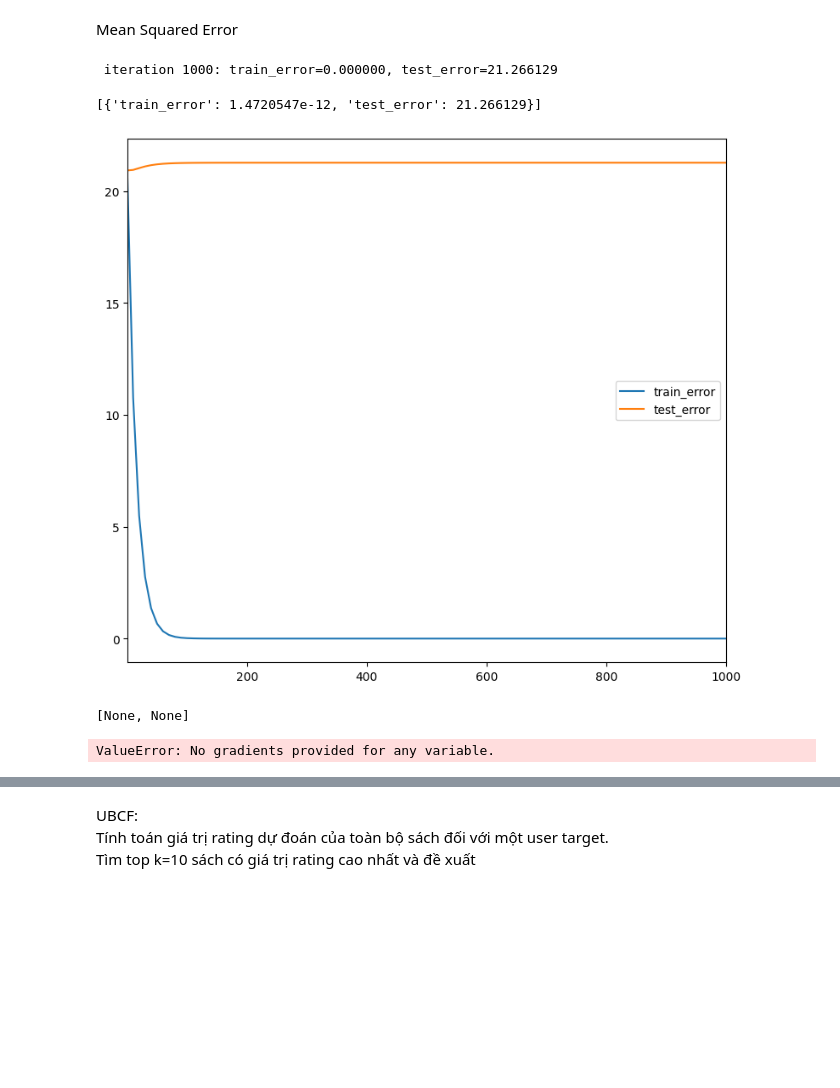
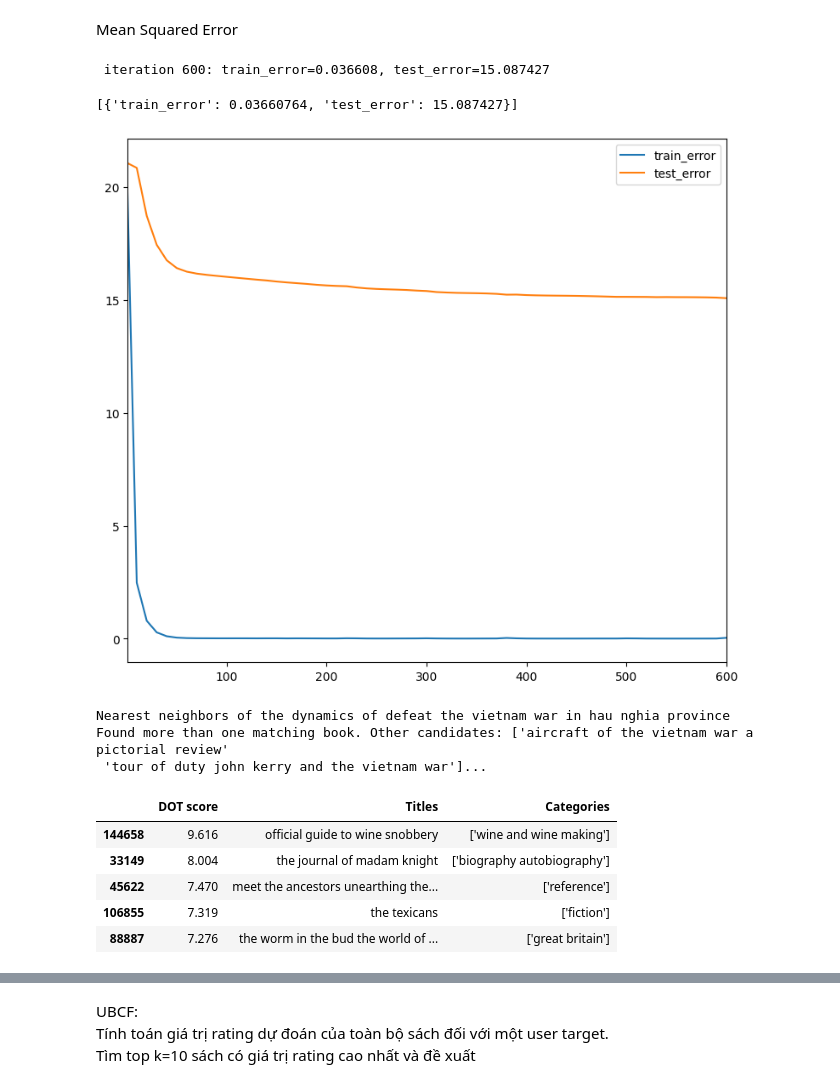
Before and after one commit to ngthiennhan2002/Amazon-Books_Reviews, a Jupyter notebook: amazon_books_reviews_2.ipynb, the cells around one changed output, grey strips where cells are left out. Cells and saved outputs as stored; diff of their text form; code cells hidden in the pictures; blank space fills up the shorter version.

```diff
--- a/amazon_books_reviews_2.ipynb
+++ b/amazon_books_reviews_2.ipynb
@@ -1094,5 +1122,11 @@ df_ratings.head(2)
 # %%
 # Xóa đi các cột Title và User_id cũ
+df_user_id = copy.deepcopy(df_user)
+df_user_id = df_user_id.drop(['count', 'mean'], axis=1)
+df_book_title_id = copy.deepcopy(df_book)
+df_book_title_id = df_book_title_id.drop(['review/count', 'review/mean_score'], axis=1)
+df_book_title_id = df_book_title_id.drop(Categories, axis=1)
+
 df_user.drop(['User_id'], axis=1, inplace=True)
-df_book.drop(['Title'], axis=1, inplace=True)
+df_book.drop(['Title', 'categories'], axis=1, inplace=True)
 df_ratings.drop(['Title', 'User_id'], axis=1, inplace=True)
@@ -1103,0 +1170,6 @@ See the caveats in the documentation: https://pandas.pydata.org/pandas-docs/stab
+# %%
+df_ratings = df_all.merge(df_user_id, on='User_id').merge(df_book_title_id, on='Title')
+df_ratings.drop(['Title', 'User_id', 'review/count', 'review/mean_score'], axis=1, inplace=True)
+df_ratings = df_ratings.merge(df_book, on='new_book_id')
+df_ratings.drop_duplicates(inplace=True)
+df_ratings.head(5)
@@ -1144,7 +1224,7 @@ class CFModel(object):
         return self._embeddings
 
     def train(self, num_iterations=100, learning_rate=1.0, plot_results=True,
-                optimizer=tf.train.GradientDescentOptimizer):
+                optimizer=tf.train.AdamOptimizer):
 
         with self._loss.graph.as_default():
             opt = optimizer(learning_rate)
@@ -1216,16 +1296,10 @@ def build_model(ratings, embedding_dim=3, init_stddev=1.):
         "new_book_id": V
     }
     return CFModel(embeddings, train_loss, [metrics])
-
-model = build_model(df_ratings, embedding_dim=30, init_stddev=0.5)
-model.train(num_iterations=1000, learning_rate=10.)
-# %% [output]
- iteration 1000: train_error=0.000000, test_error=21.266129
-[{'train_error': 1.4720547e-12, 'test_error': 21.266129}]
-[figure, removed]
 # %%
 model = build_model(df_ratings, embedding_dim=30, init_stddev=0.5)
-model.train(num_iterations=1000, learning_rate=10.)
+model.train(num_iterations=600, learning_rate=0.5)
 # %% [output]
-[None, None]
+ iteration 600: train_error=0.036608, test_error=15.087427
-ValueError: No gradients provided for any variable.
+[{'train_error': 0.03660764, 'test_error': 15.087427}]
+[figure, added]
@@ -1232,3 +1341,15 @@ ValueError: No gradients provided for any variable.
+# %%
+book_neighbors(model, 'HARRY POTTER', 'DOT', 5)
+# %% [output]
+Nearest neighbors of the dynamics of defeat the vietnam war in hau nghia province
+Found more than one matching book. Other candidates: ['aircraft of the vietnam war a pictorial review'
+ 'tour of duty john kerry and the vietnam war']...
+|  | DOT score | Titles | Categories |
+| 144658 | 9.616 | official guide to wine snobbery | ['wine and wine making'] |
+| 33149 | 8.004 | the journal of madam knight | ['biography autobiography'] |
+| 45622 | 7.470 | meet the ancestors unearthing the... | ['reference'] |
+| 106855 | 7.319 | the texicans | ['fiction'] |
+| 88887 | 7.276 | the worm in the bud the world of ... | ['great britain'] |
 # %%
 rated_movies = (df_ratings[["new_user_id", "new_book_id"]]
                 .groupby("new_user_id", as_index=False)
```
Also changed, not shown: parts of 30 cells of this notebook, 1 other file.
